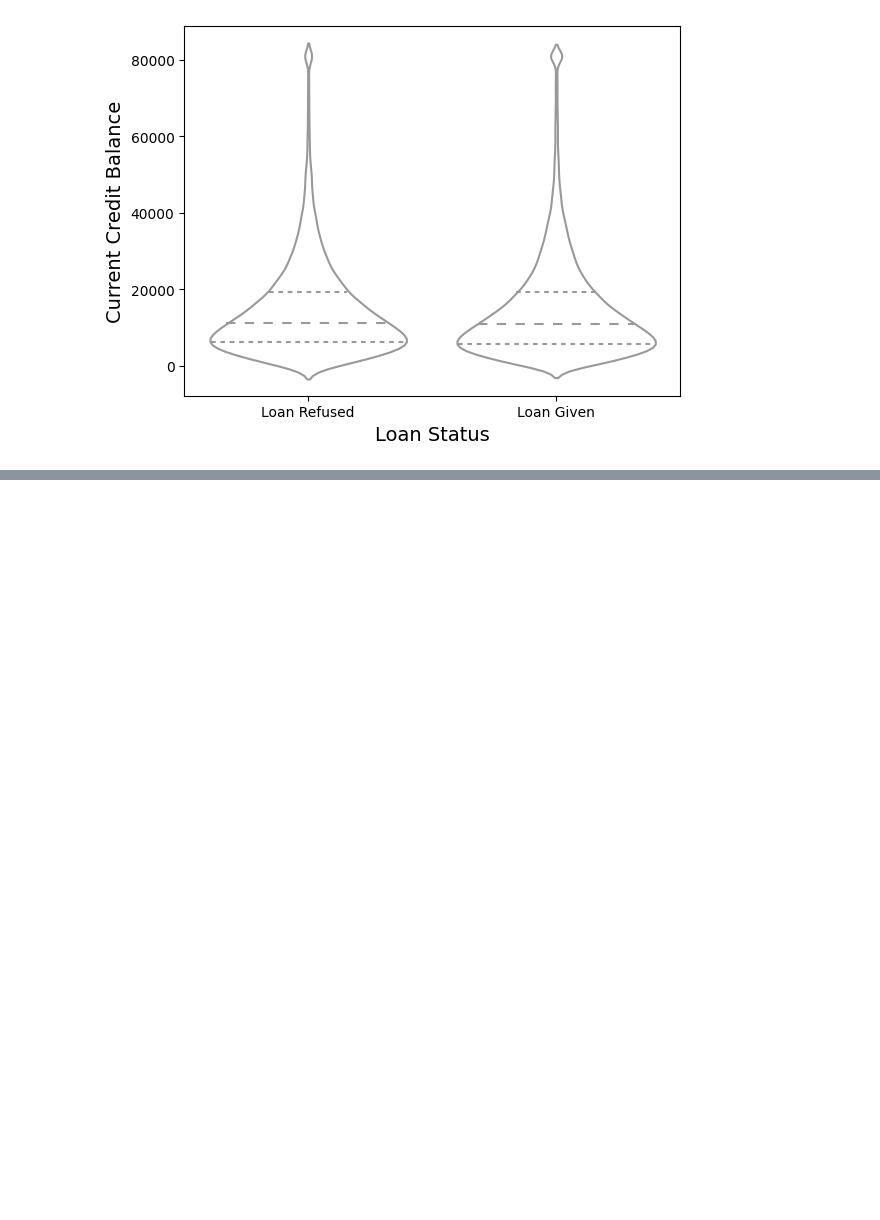
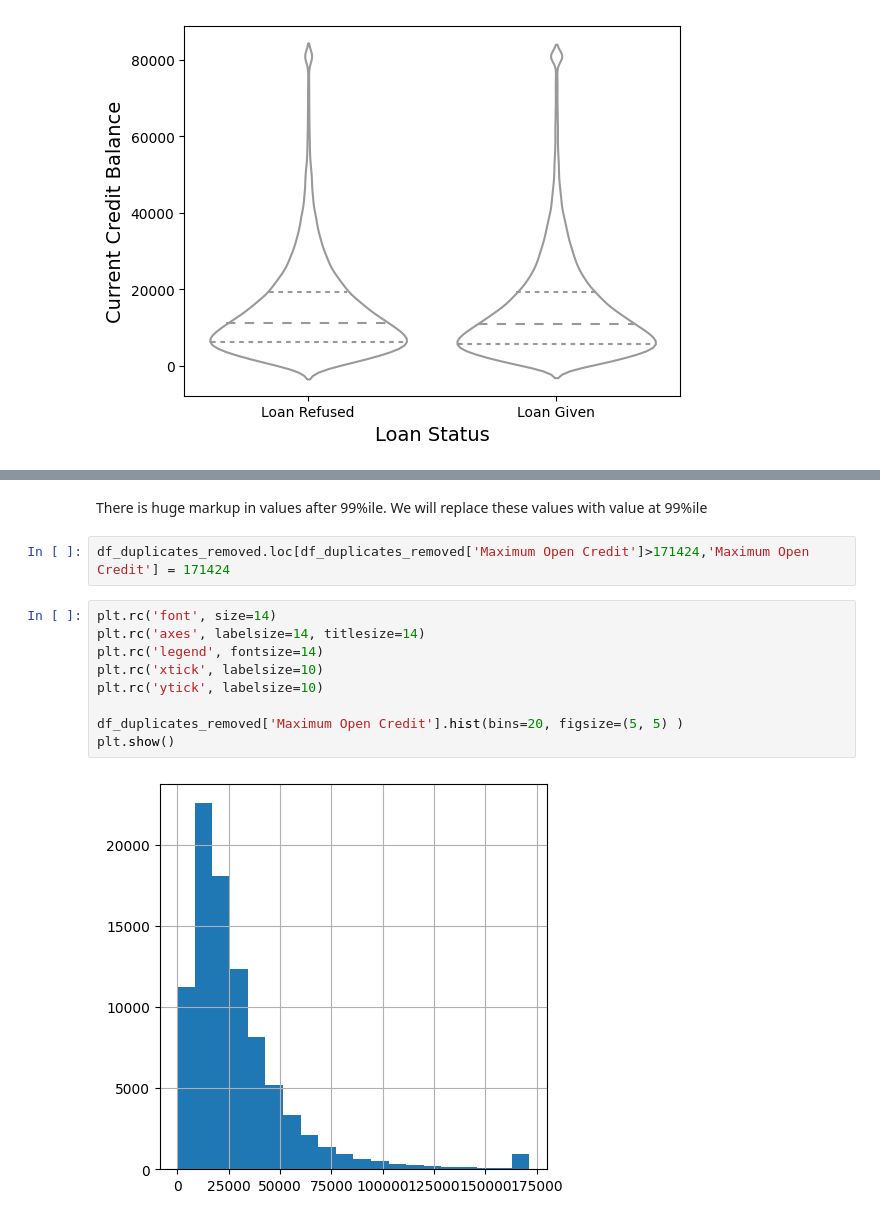
Before and after one commit to RohitDas92/Loan-Approval-Prediction-Project, a Jupyter notebook: loan_approval_prediction.ipynb, the cells around one changed output, grey strips where cells are left out. Cells and saved outputs as stored; diff of their text form; blank space fills up the shorter version.

```diff
--- a/loan_approval_prediction.ipynb
+++ b/loan_approval_prediction.ipynb
@@ -1369,0 +1428,15 @@ plt.show()
+# %% [markdown]
+There is huge markup in values after 99%ile. We will replace these values with value at 99%ile
+# %%
+df_duplicates_removed.loc[df_duplicates_removed['Maximum Open Credit']>171424,'Maximum Open Credit'] = 171424
+# %%
+plt.rc('font', size=14)
+plt.rc('axes', labelsize=14, titlesize=14)
+plt.rc('legend', fontsize=14)
+plt.rc('xtick', labelsize=10)
+plt.rc('ytick', labelsize=10)
+
+df_duplicates_removed['Maximum Open Credit'].hist(bins=20, figsize=(5, 5) )
+plt.show()
+# %% [output]
+[figure, added]
```
Also changed, not shown: parts of 35 cells of this notebook.
